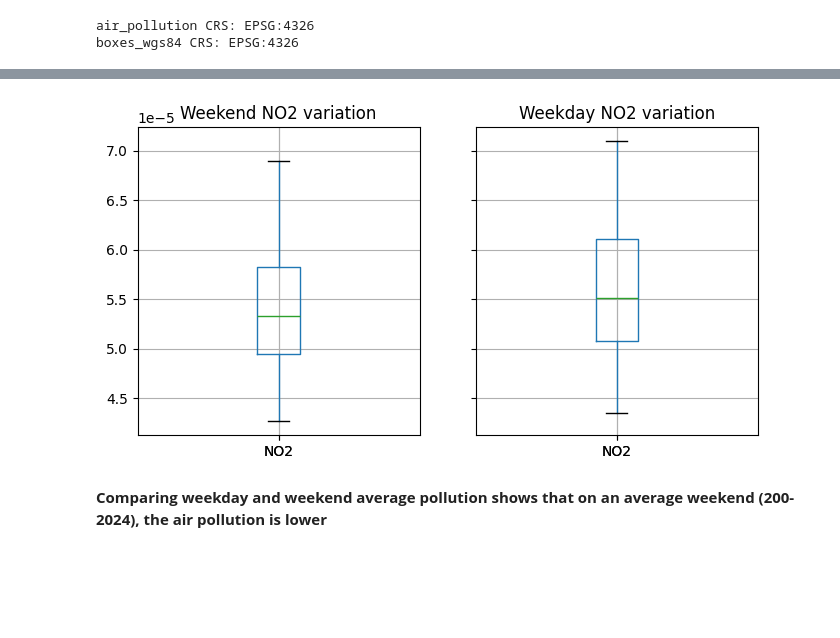
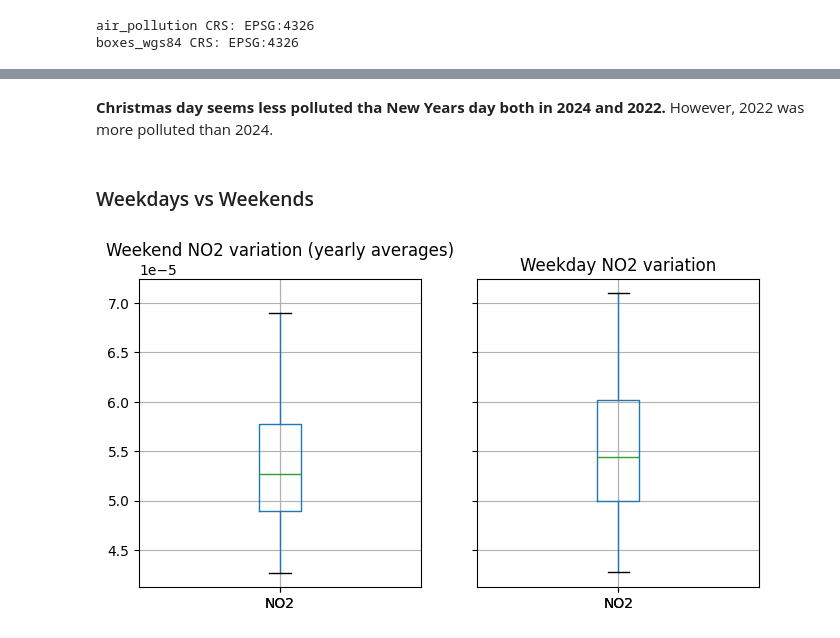
Before and after one commit to datapartnership/ethiopia-economic-monitoring, a Jupyter notebook: notebooks/air-pollution/air_pollution.ipynb, the cells around one changed output, grey strips where cells are left out. Drawn from its saved outputs; the diff is of its cells as text; code cells hidden in the pictures; blank space fills up the shorter version.

```diff
--- a/notebooks/air-pollution/air_pollution.ipynb
+++ b/notebooks/air-pollution/air_pollution.ipynb
@@ -601,16 +529,18 @@ ax[1].set_xticks([]); ax[1].set_yticks([]); ax[1].spines[:].set_visible(False);
-# %%
-import matplotlib.pyplot as plt
-
-fig, ax = plt.subplots(1,2,figsize=(8,4), sharex=True, sharey=True)
-weekends[['NO2']].boxplot(ax=ax[0])
-ax[0].set_title('Weekend NO2 variation')
-weekdays[['NO2']].boxplot(ax=ax[1])
-ax[1].set_title('Weekday NO2 variation');
-# %% [output]
-[figure, removed]
-# %% [markdown]
-**Comparing weekday and weekend average pollution shows that on an average weekend (200-2024), the air pollution is lower**
+# %% [markdown]
+**Christmas day seems less polluted tha New Years day both in 2024 and 2022.** However, 2022 was more polluted than 2024.
+# %% [markdown]
+### Weekdays vs Weekends
 # %%
 df = air_pollution.groupby(['latitude', 'longitude', 'week_group', pd.Grouper(key='event_date', freq='YS')])['NO2'].mean().reset_index()
 weekdays = df[df['week_group']=='weekday']
 weekends = df[df['week_group']=='weekend']
+# %%
+import matplotlib.pyplot as plt
+
+fig, ax = plt.subplots(1,2,figsize=(8,4), sharex=True, sharey=True)
+weekends[['NO2']].boxplot(ax=ax[0])
+ax[0].set_title('Weekend NO2 variation (yearly averages)')
+weekdays[['NO2']].boxplot(ax=ax[1])
+ax[1].set_title('Weekday NO2 variation');
+# %% [output]
+[figure, added]
```
Also changed, not shown: parts of 24 cells of this notebook, 5 other files.
